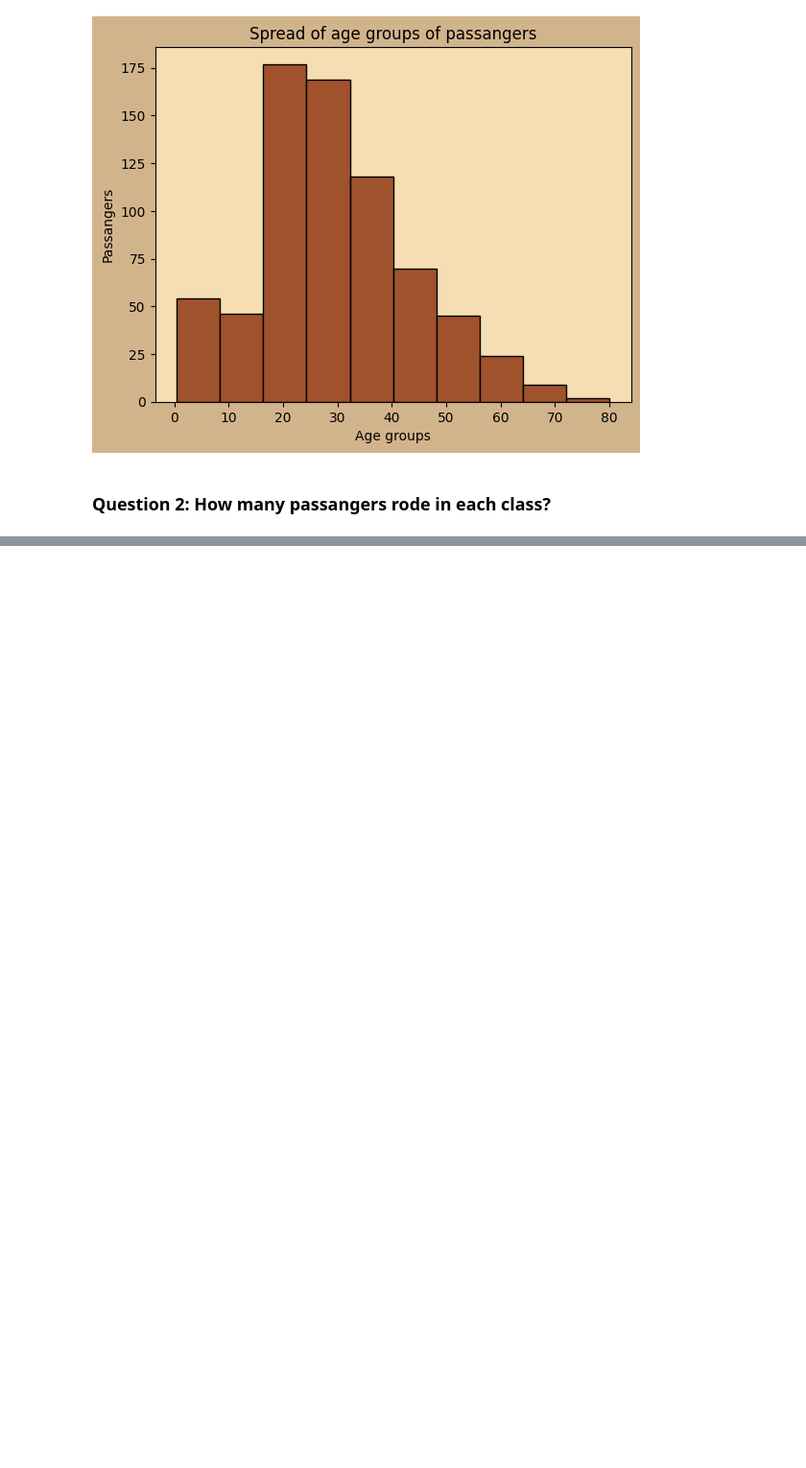
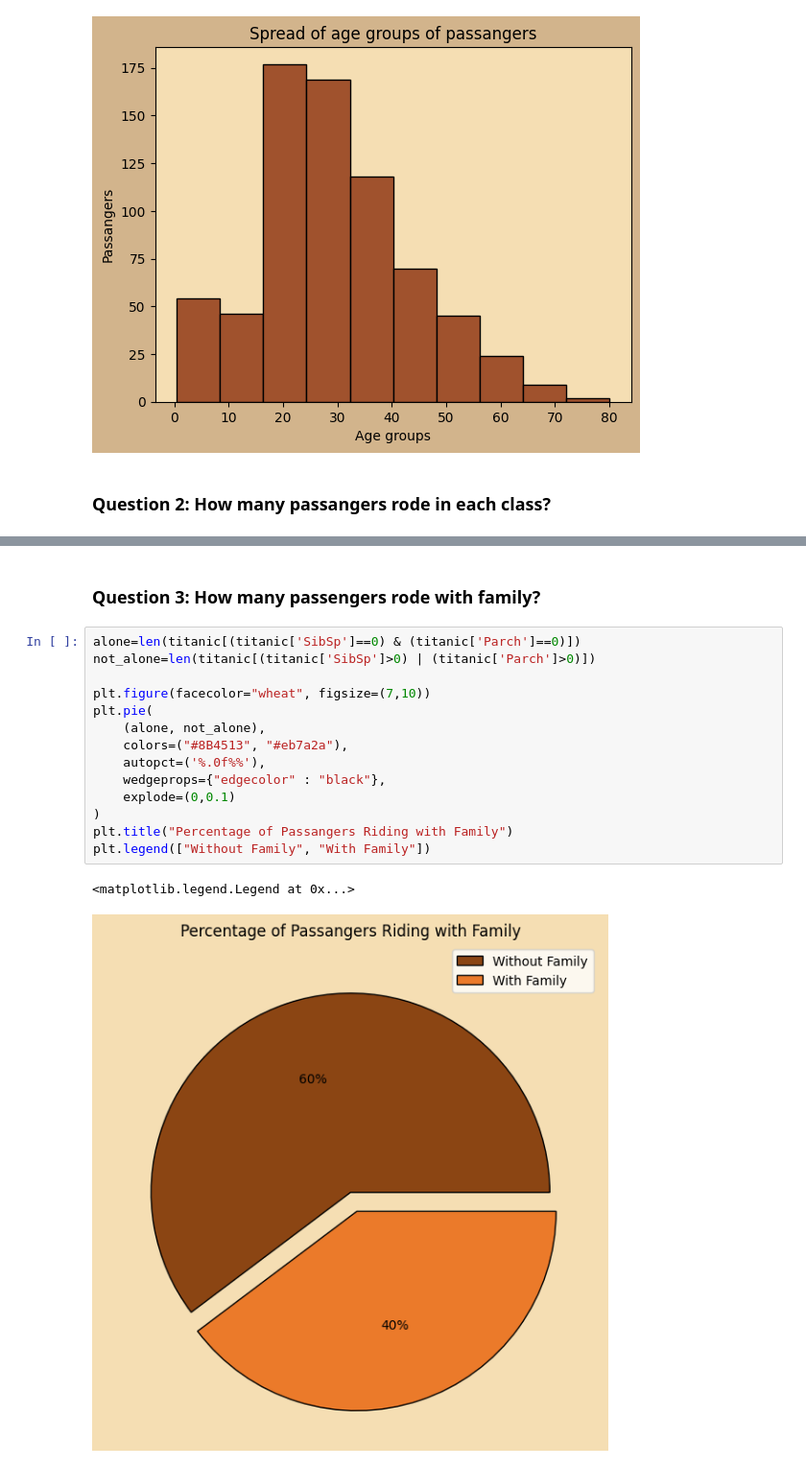
Before and after one commit to Candog85/unit-3-data-science, a Jupyter notebook: lessons/02_titanic.ipynb, the cells around one changed output, grey strips where cells are left out. Shown at 96% size. Drawn from its saved outputs; the diff is of its cells as text; blank space fills up the shorter version.

```diff
--- a/lessons/02_titanic.ipynb
+++ b/lessons/02_titanic.ipynb
@@ -37,0 +39,19 @@ plt.pie(titanic["Pclass"].value_counts(), labels=(3,2,1), colors=("#8B4513", "#b
+# %% [markdown]
+### Question 3: How many passengers rode with family?
+# %%
+alone=len(titanic[(titanic['SibSp']==0) & (titanic['Parch']==0)])
+not_alone=len(titanic[(titanic['SibSp']>0) | (titanic['Parch']>0)])
+
+plt.figure(facecolor="wheat", figsize=(7,10))
+plt.pie(
+    (alone, not_alone),
+    colors=("#8B4513", "#eb7a2a"),
+    autopct=('%.0f%%'),
+    wedgeprops={"edgecolor" : "black"},
+    explode=(0,0.1)
+)
+plt.title("Percentage of Passangers Riding with Family")
+plt.legend(["Without Family", "With Family"])
+# %% [output]
+<matplotlib.legend.Legend at 0x...>
+[figure, added]
```
Also changed, not shown: parts of 3 cells of this notebook, 2 other files.
